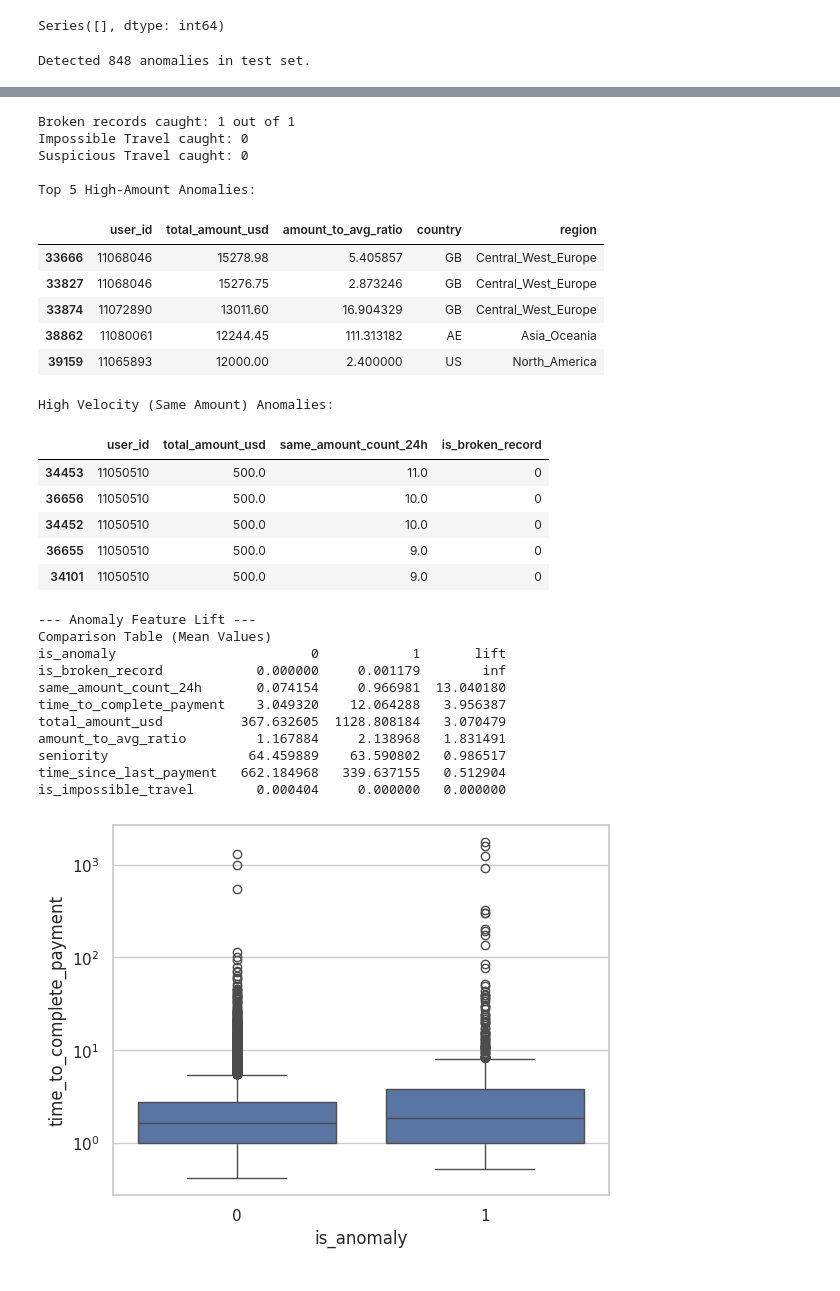
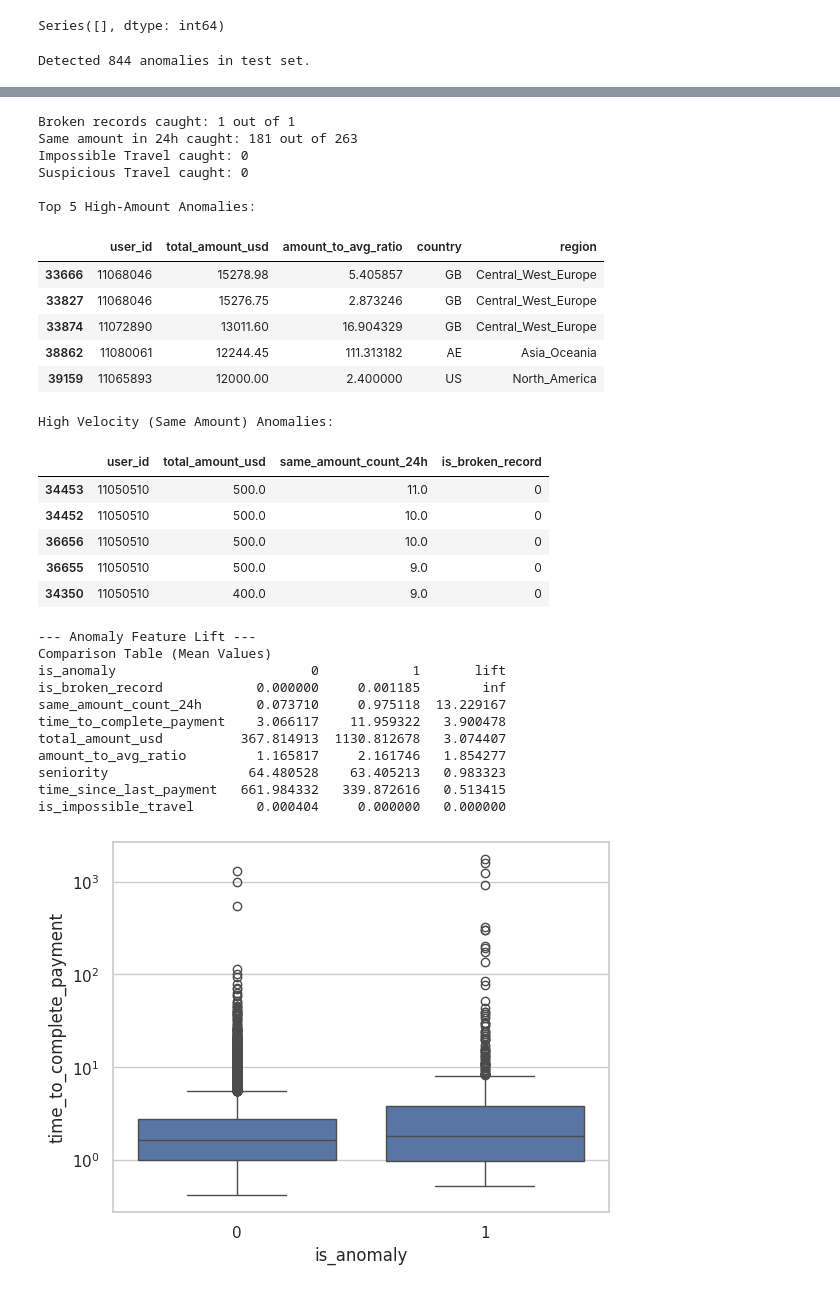
Before and after one commit to yaelmagen/fraud-detection, a Jupyter notebook: Nuvei_fraud.ipynb, the cells around one changed output, grey strips where cells are left out. Drawn from its saved outputs; the diff is of its cells as text; code cells hidden in the pictures.

```diff
--- a/Nuvei_fraud.ipynb
+++ b/Nuvei_fraud.ipynb
@@ -847,6 +844,9 @@ def sin_cos_encode(df):
     cos_hour = np.cos(2 * np.pi * hours / 24)
     return np.column_stack([sin_hour, cos_hour])
 
+def get_hour_names(transformer, input_features):
+    return ["hour_sin", "hour_cos"]
+
 cat_features = ['merchant_id', 'geo_location', 'payment_instrument', 'device_type', 'currency']
 cyclical_feature = ['hour']
 numeric_features = [f for f in final_features if f not in cat_features + cyclical_feature]
@@ -854,7 +854,7 @@ numeric_features = [f for f in final_features if f not in cat_features + cyclica
 preprocessor = ColumnTransformer(
     transformers=[
         ('cat', CountEncoder(normalize=True, handle_unknown=0), cat_features),
-        ('hour_cyc', FunctionTransformer(sin_cos_encode), cyclical_feature),
+        ('hour_cyc', FunctionTransformer(sin_cos_encode, feature_names_out=get_hour_names), cyclical_feature),
         ('num', 'passthrough', numeric_features)
     ]
 )
@@ -871,6 +871,6 @@ test_df['is_anomaly'] = test_df['is_anomaly'].map({1: 0, -1: 1})
 
 print(f"Detected {test_df['is_anomaly'].sum()} anomalies in test set.")
 # %% [output]
-Detected 848 anomalies in test set.
+Detected 844 anomalies in test set.
 # %% [markdown]
 To validate the unsupervised results, I performed a dual validation approach:
@@ -882,37 +884,42 @@ anomalies = test_df[test_df['is_anomaly'] == 1]
 broken_in_anomalies = anomalies['is_broken_record'].sum()
 all_broken_test = test_df['is_broken_record'].sum()
 print(f"Broken records caught: {broken_in_anomalies} out of {all_broken_test}")
+
+same_amount_in_anomalies = anomalies[anomalies['same_amount_count_24h']>1].shape[0]
+all_same_amount = test_df[test_df['same_amount_count_24h']>1].shape[0]
+print(f"Same amount in 24h caught: {same_amount_in_anomalies} out of {all_same_amount}")
 
 geo_in_anomalies = anomalies['is_impossible_travel'].sum()
 print(f"Impossible Travel caught: {geo_in_anomalies}")
 
 region_in_anomalies = anomalies['is_suspicious_velocity'].sum()
 print(f"Suspicious Travel caught: {geo_in_anomalies}")
 
 print("\nTop 5 High-Amount Anomalies:")
 display(anomalies.sort_values('total_amount_usd', ascending=False)[['user_id', 'total_amount_usd', 'amount_to_avg_ratio', 'country', 'region']].head())
 
 print("\nHigh Velocity (Same Amount) Anomalies:")
 display(anomalies.sort_values('same_amount_count_24h', ascending=False)[['user_id', 'total_amount_usd', 'same_amount_count_24h', 'is_broken_record']].head())
 # %% [output]
 Broken records caught: 1 out of 1
+Same amount in 24h caught: 181 out of 263
 Impossible Travel caught: 0
 Suspicious Travel caught: 0
 
 Top 5 High-Amount Anomalies:
 |  | user_id | total_amount_usd | amount_to_avg_ratio | country | region |
 | 33666 | 11068046 | 15278.98 | 5.405857 | GB | Central_West_Europe |
 | 33827 | 11068046 | 15276.75 | 2.873246 | GB | Central_West_Europe |
 | 33874 | 11072890 | 13011.60 | 16.904329 | GB | Central_West_Europe |
 | 38862 | 11080061 | 12244.45 | 111.313182 | AE | Asia_Oceania |
 | 39159 | 11065893 | 12000.00 | 2.400000 | US | North_America |
 High Velocity (Same Amount) Anomalies:
 |  | user_id | total_amount_usd | same_amount_count_24h | is_broken_record |
 | 34453 | 11050510 | 500.0 | 11.0 | 0 |
+| 34452 | 11050510 | 500.0 | 10.0 | 0 |
 | 36656 | 11050510 | 500.0 | 10.0 | 0 |
-| 34452 | 11050510 | 500.0 | 10.0 | 0 |
 | 36655 | 11050510 | 500.0 | 9.0 | 0 |
-| 34101 | 11050510 | 500.0 | 9.0 | 0 |
+| 34350 | 11050510 | 400.0 | 9.0 | 0 |
 # %%
 analysis_cols = [
     'total_amount_usd', 'amount_to_avg_ratio', 'seniority',
@@ -928,13 +935,13 @@ print(comparison.sort_values('lift', ascending=False))
 --- Anomaly Feature Lift ---
 Comparison Table (Mean Values)
 is_anomaly                         0            1       lift
-is_broken_record            0.000000     0.001179        inf
-same_amount_count_24h       0.074154     0.966981  13.040180
-time_to_complete_payment    3.049320    12.064288   3.956387
-total_amount_usd          367.632605  1128.808184   3.070479
-amount_to_avg_ratio         1.167884     2.138968   1.831491
-seniority                  64.459889    63.590802   0.986517
-time_since_last_payment   662.184968   339.637155   0.512904
+is_broken_record            0.000000     0.001185        inf
+same_amount_count_24h       0.073710     0.975118  13.229167
+time_to_complete_payment    3.066117    11.959322   3.900478
+total_amount_usd          367.814913  1130.812678   3.074407
+amount_to_avg_ratio         1.165817     2.161746   1.854277
+seniority                  64.480528    63.405213   0.983323
+time_since_last_payment   661.984332   339.872616   0.513415
 is_impossible_travel        0.000404     0.000000   0.000000
 # %%
 import seaborn as sns
```
Also changed, not shown: parts of 63 cells of this notebook.
